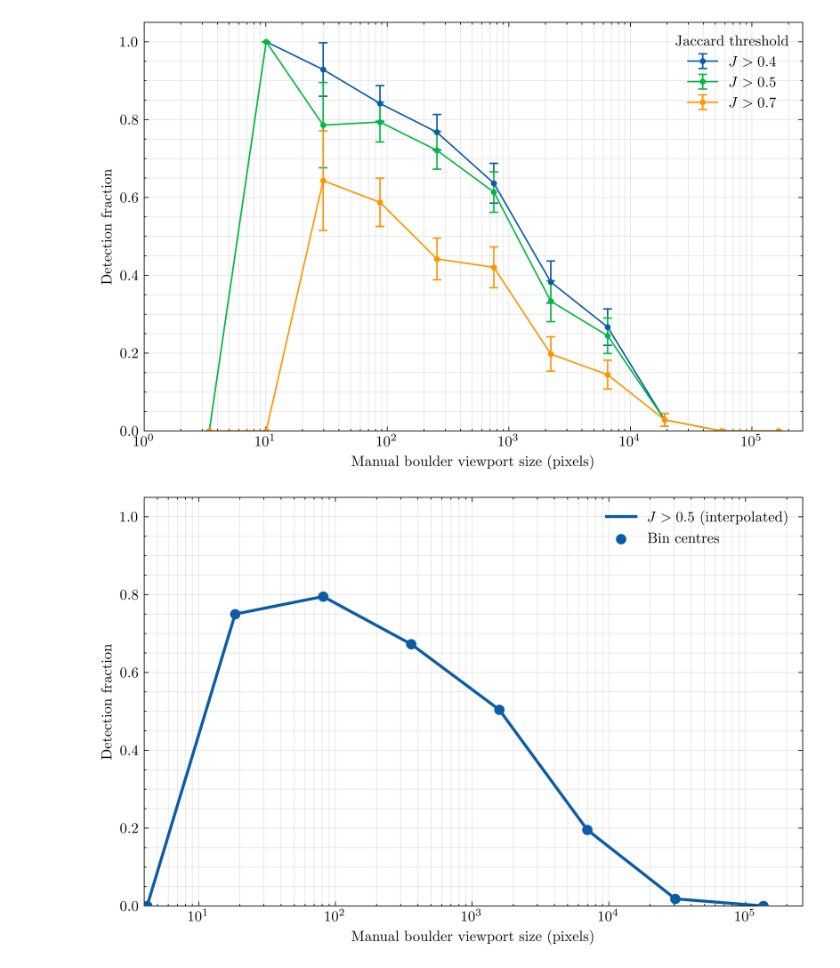
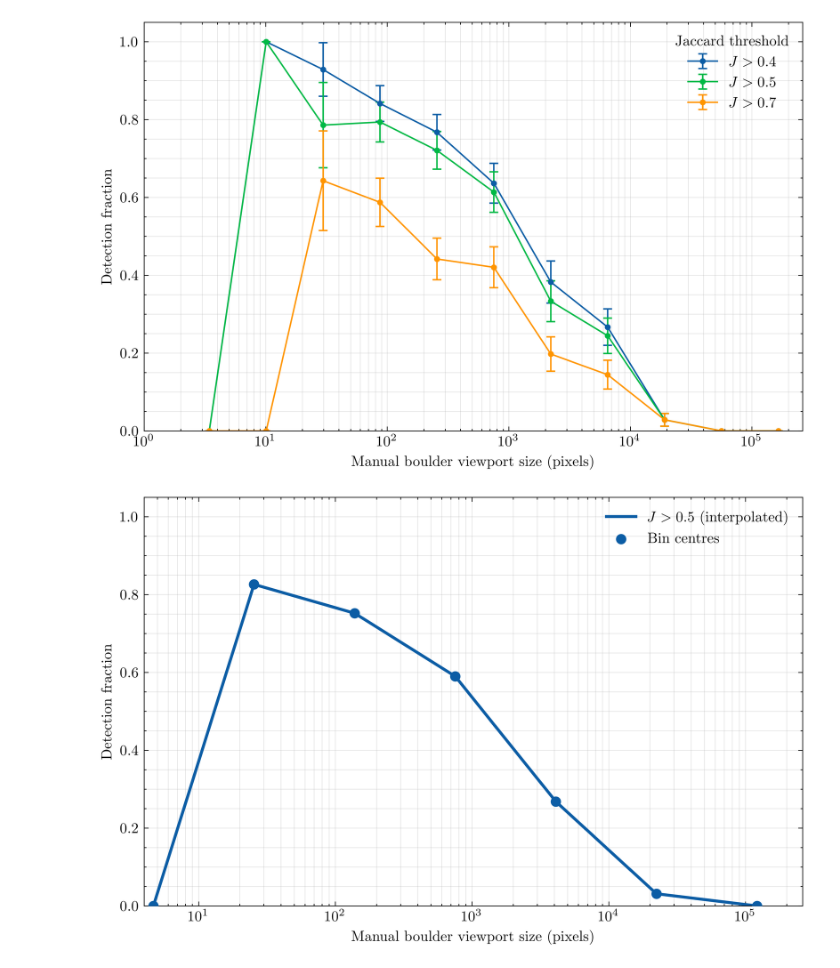
Before and after one commit to Joshua13764/QMAP, a Jupyter notebook: analysis/PSFDCont/investigate_S_from_manual_db_unmerged.ipynb, the cells around one changed output. Drawn from its saved outputs; the diff is of its cells as text; code cells hidden in the pictures.

```diff
--- a/analysis/PSFDCont/investigate_S_from_manual_db_unmerged.ipynb
+++ b/analysis/PSFDCont/investigate_S_from_manual_db_unmerged.ipynb
@@ -232,7 +220,7 @@ plt.show()
 from scipy.interpolate import interp1d
 
 # Logarithmic bins
-bins = np.geomspace(x.min(), x.max(), 9)
+bins = np.geomspace(x.min(), x.max(), 8)
 centres = np.sqrt(bins[:-1] * bins[1:])
 
 total, _ = np.histogram(x, bins=bins)
@@ -247,33 +235,33 @@ rate = np.divide(
 
 # Keep only valid bins
 mask = np.isfinite(rate)
 
 # Interpolate in log-space
 interp = interp1d(
     np.log10(centres[mask]),
     rate[mask],
     kind="linear",          # or "linear"
     bounds_error=False,
     fill_value=np.nan,
 )
 
 x_smooth = np.geomspace(centres[mask].min(), centres[mask].max(), 300)
 y_smooth = interp(np.log10(x_smooth))
 
 plt.figure(figsize=(8,5))
 plt.plot(x_smooth, y_smooth, lw=2, label=r"$J>0.5$ (interpolated)")
 plt.scatter(centres, rate, color="C0", zorder=3, label="Bin centres")
 
 plt.xscale("log")
 plt.xlim(4, 512*512)
 plt.ylim(0, 1.05)
 plt.xlabel("Manual boulder viewport size (pixels)")
 plt.ylabel("Detection fraction")
 plt.grid(True, which="both", alpha=0.3)
 plt.legend()
 
 plt.show()
 # %% [output]
-[figure, old version]
+[figure, new version]
 # %%
 def approximate_S(J_threshold : float, samples : int = 1000):
```
Also changed, not shown: parts of 3 cells of this notebook, 4 other files.
